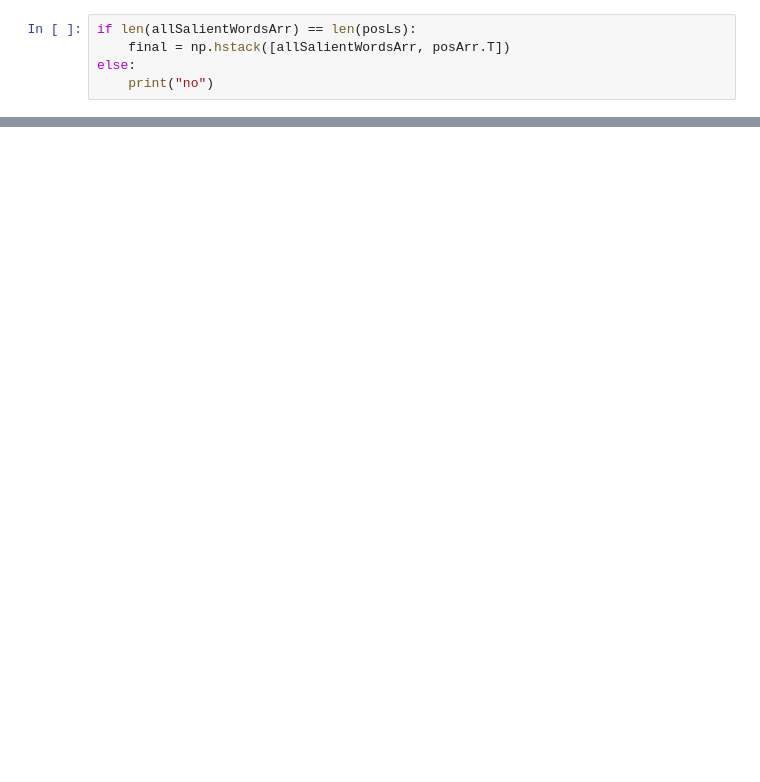
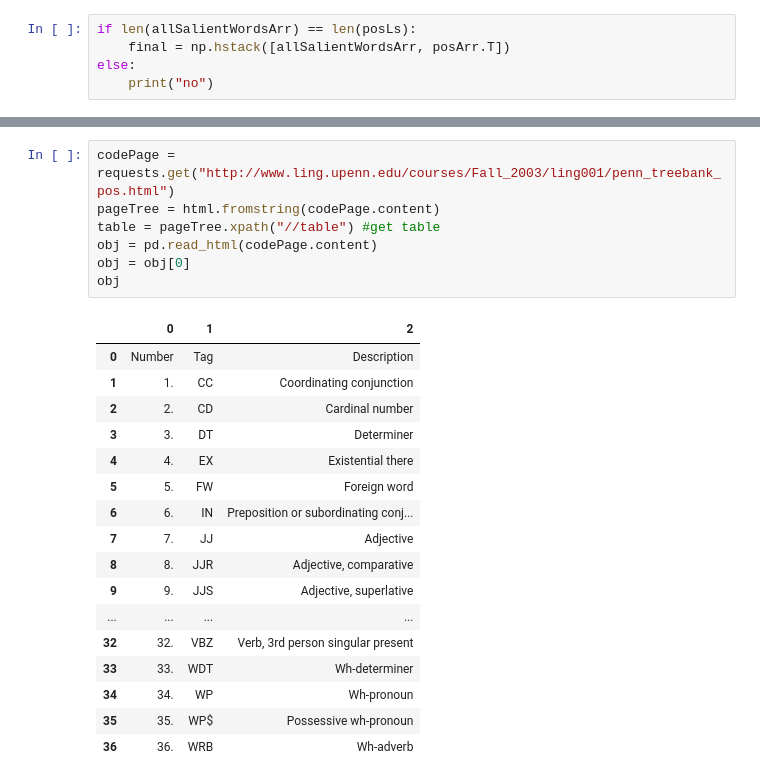
Before and after one commit to djdebonis/downByTheRiver, a Jupyter notebook: livingInAVan.ipynb, the cells around one changed output, grey strips where cells are left out. Drawn from its saved outputs; the diff is of its cells as text; blank space fills up the shorter version.

```diff
--- a/livingInAVan.ipynb
+++ b/livingInAVan.ipynb
@@ -313,0 +269,25 @@ len(posLs)
+# %%
+codePage = requests.get("http://www.ling.upenn.edu/courses/Fall_2003/ling001/penn_treebank_pos.html")
+pageTree = html.fromstring(codePage.content)
+table = pageTree.xpath("//table") #get table
+obj = pd.read_html(codePage.content)
+obj = obj[0]
+obj
+# %% [output]
+|  | 0 | 1 | 2 |
+| 0 | Number | Tag | Description |
+| 1 | 1. | CC | Coordinating conjunction |
+| 2 | 2. | CD | Cardinal number |
+| 3 | 3. | DT | Determiner |
+| 4 | 4. | EX | Existential there |
+| 5 | 5. | FW | Foreign word |
+| 6 | 6. | IN | Preposition or subordinating conj... |
+| 7 | 7. | JJ | Adjective |
+| 8 | 8. | JJR | Adjective, comparative |
+| 9 | 9. | JJS | Adjective, superlative |
+| ... | ... | ... | ... |
+| 32 | 32. | VBZ | Verb, 3rd person singular present |
+| 33 | 33. | WDT | Wh-determiner |
+| 34 | 34. | WP | Wh-pronoun |
+| 35 | 35. | WP$ | Possessive wh-pronoun |
+| 36 | 36. | WRB | Wh-adverb |
```
Also changed, not shown: parts of 22 cells of this notebook, 1 other file.
